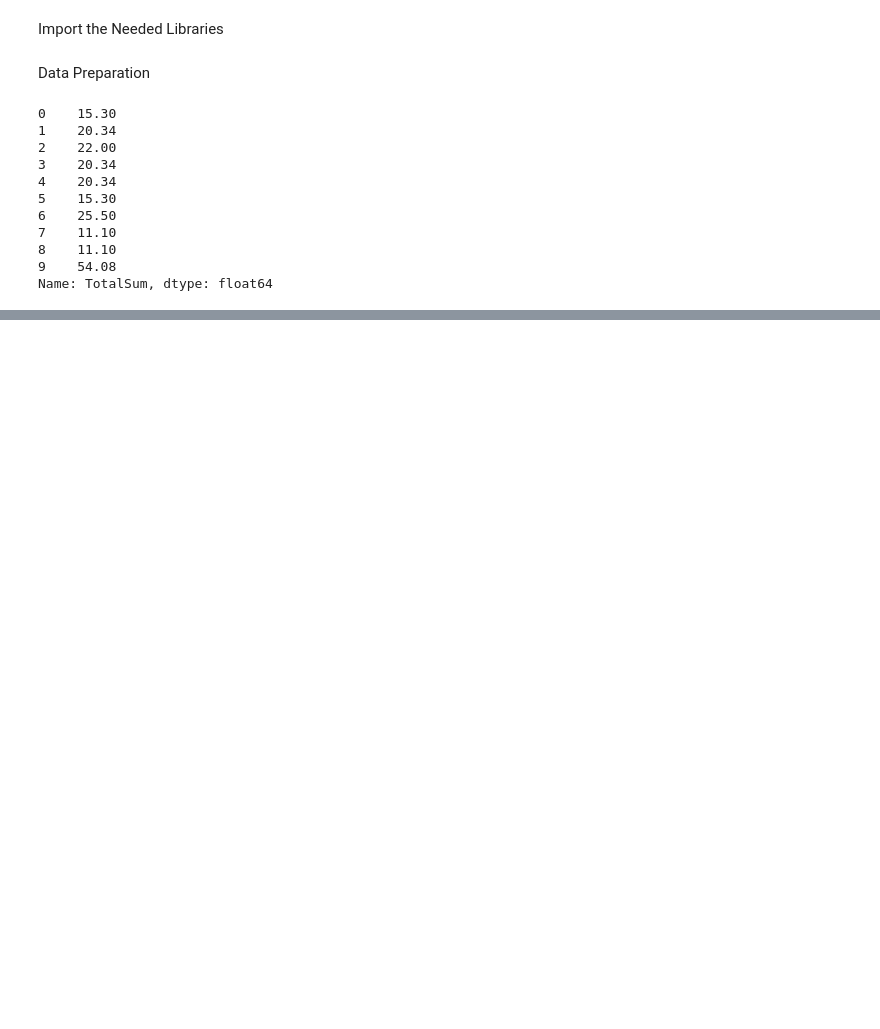
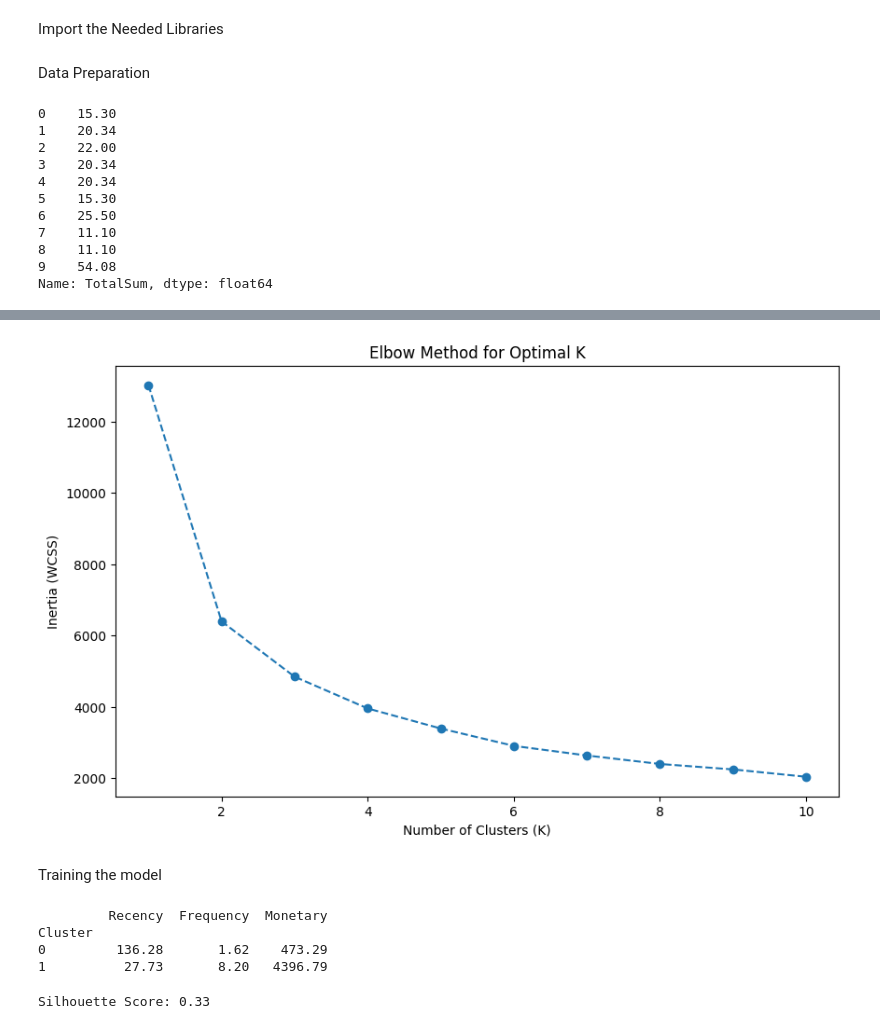
Before and after one commit to CeNan11/Customer-segmentation-RFM-Analysis, a Jupyter notebook: RFM-Analysis.ipynb, the cells around one changed output, grey strips where cells are left out. Drawn from its saved outputs; the diff is of its cells as text; code cells hidden in the pictures; blank space fills up the shorter version.

Commit message:
K-means and Graphs Added

```diff
--- a/RFM-Analysis.ipynb
+++ b/RFM-Analysis.ipynb
@@ -34,0 +74,23 @@ Name: TotalSum, dtype: float64
+# %%
+import numpy as np
+from sklearn.preprocessing import StandardScaler
+
+# 1. Unskew the data with Log Transformation
+# Note: We add 1 if there are any zeros, as log(0) is undefined
+rfm_log = np.log(rfm)
+
+# 2. Initialize a scaler
+scaler = StandardScaler()
+
+# 3. Fit and Transform the data
+rfm_normalized = scaler.fit_transform(rfm_log)
+
+# 4. Convert back to a DataFrame for easier handling
+rfm_normalized = pd.DataFrame(
+    data=rfm_normalized,
+    index=rfm.index,
+    columns=rfm.columns
+)
+
+print("Normalized RFM Data:")
+print(rfm_normalized.head())
@@ -34,0 +106,49 @@ Name: TotalSum, dtype: float64
+# %%
+from sklearn.cluster import KMeans
+import matplotlib.pyplot as plt
+
+# Calculate Inertia for a range of K values
+inertia = []
+for k in range(1, 11):
+    kmeans = KMeans(n_clusters=k, random_state=42)
+    kmeans.fit(rfm_normalized)
+    inertia.append(kmeans.inertia_)
+
+# Plot the Elbow Curve
+plt.figure(figsize=(10, 6))
+plt.plot(range(1, 11), inertia, marker='o', linestyle='--')
+plt.title('Elbow Method for Optimal K')
+plt.xlabel('Number of Clusters (K)')
+plt.ylabel('Inertia (WCSS)')
+plt.show()
+# %% [output]
+[figure, added]
+# %% [markdown]
+Training the model
+# %%
+# Initialize the model with chosen K
+kmeans = KMeans(n_clusters=2, random_state=42)
+
+# Fit and predict
+cluster_labels = kmeans.fit_predict(rfm_normalized)
+
+# Add the cluster labels back to our original RFM data
+rfm['Cluster'] = cluster_labels
+
+print(rfm.groupby('Cluster').agg({
+    'Recency': 'mean',
+    'Frequency': 'mean',
+    'Monetary': 'mean'
+}).round(2))
+# %% [output]
+         Recency  Frequency  Monetary
+Cluster
+0         136.28       1.62    473.29
+1          27.73       8.20   4396.79
+# %%
+from sklearn.metrics import silhouette_score
+
+score = silhouette_score(rfm_normalized, cluster_labels)
+print(f"Silhouette Score: {score:.2f}")
+# %% [output]
+Silhouette Score: 0.33
```
Also changed, not shown: parts of 8 cells of this notebook.
